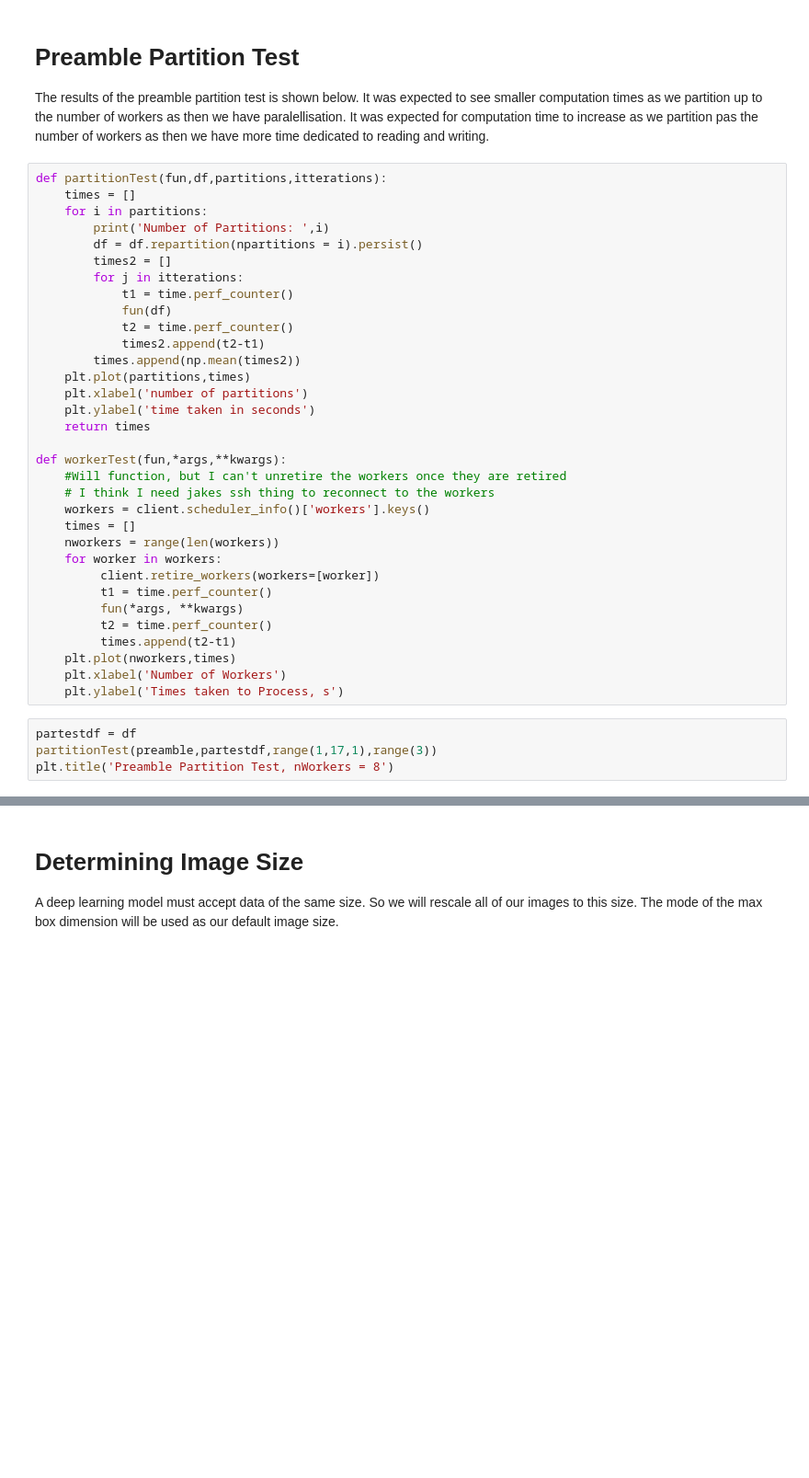
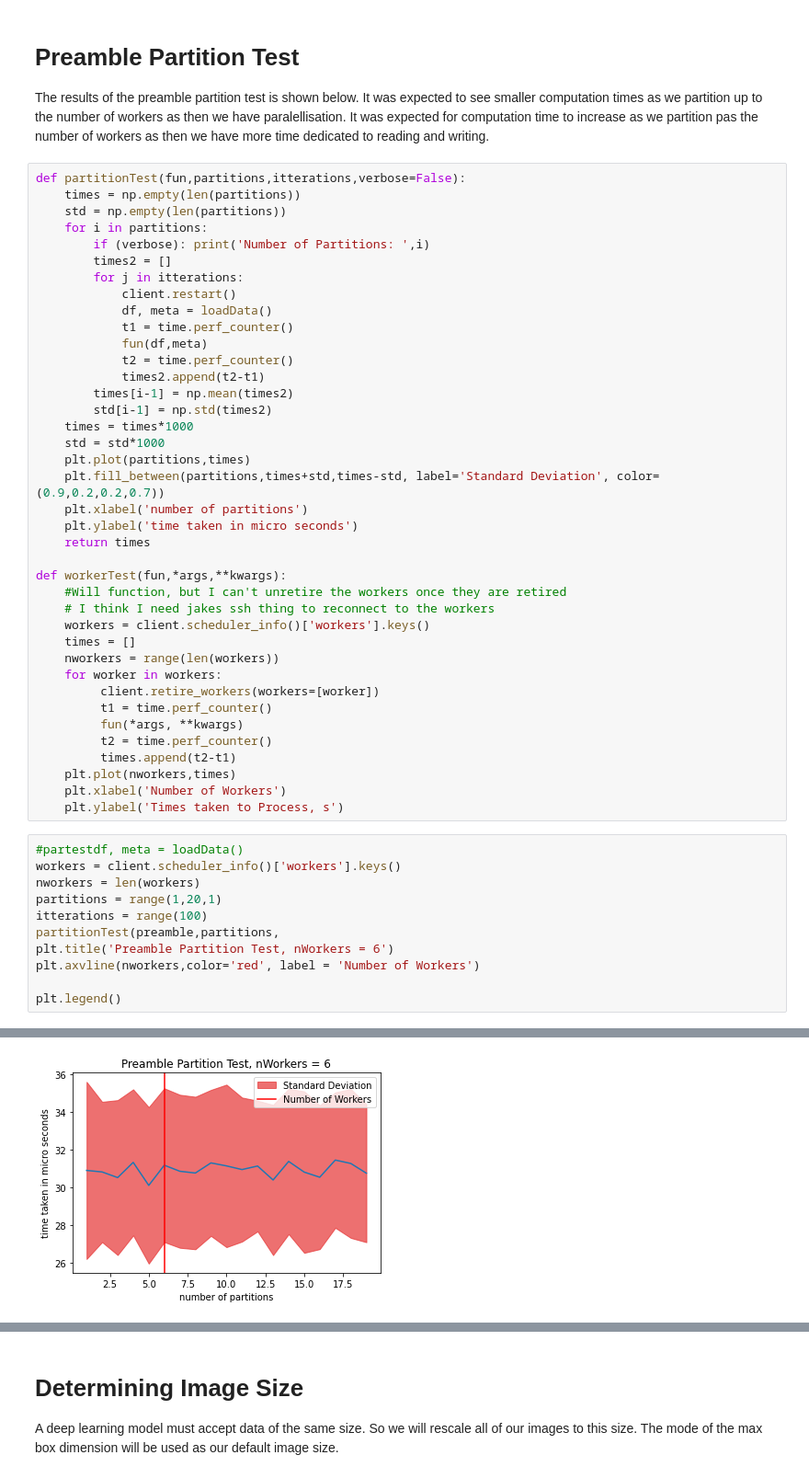
Before and after one commit to DanHarJor/MAPD-B, a Jupyter notebook: dask/notebooks/Daniel_dask_preprocessing.ipynb, the cells around one changed output, grey strips where cells are left out. Shown: that part at 92% size. Saved outputs shown, nothing was run; the diff lists cells and outputs as text; blank space fills up the shorter version.

```diff
--- a/dask/notebooks/Daniel_dask_preprocessing.ipynb
+++ b/dask/notebooks/Daniel_dask_preprocessing.ipynb
@@ -142,21 +142,27 @@ predf5, meta5 = preamble(predf5, meta5)
 
 The results of the preamble partition test is shown below. It was expected to see smaller computation times as we partition up to the number of workers as then we have paralellisation. It was expected for computation time to increase as we partition pas the number of workers as then we have more time dedicated to reading and writing.
 # %%
-def partitionTest(fun,df,partitions,itterations):
-    times = []
+def partitionTest(fun,partitions,itterations,verbose=False):
+    times = np.empty(len(partitions))
+    std = np.empty(len(partitions))
     for i in partitions:
-        print('Number of Partitions: ',i)
-        df = df.repartition(npartitions = i).persist()
+        if (verbose): print('Number of Partitions: ',i)
         times2 = []
         for j in itterations:
+            client.restart()
+            df, meta = loadData()
             t1 = time.perf_counter()
-            fun(df)
+            fun(df,meta)
             t2 = time.perf_counter()
             times2.append(t2-t1)
-        times.append(np.mean(times2))
+        times[i-1] = np.mean(times2)
+        std[i-1] = np.std(times2)
+    times = times*1000
+    std = std*1000
     plt.plot(partitions,times)
+    plt.fill_between(partitions,times+std,times-std, label='Standard Deviation', color=(0.9,0.2,0.2,0.7))
     plt.xlabel('number of partitions')
-    plt.ylabel('time taken in seconds')
+    plt.ylabel('time taken in micro seconds')
     return times
 
 def workerTest(fun,*args,**kwargs):
@@ -175,7 +181,14 @@ def workerTest(fun,*args,**kwargs):
     plt.xlabel('Number of Workers')
     plt.ylabel('Times taken to Process, s')
 # %%
-partestdf = df
-partitionTest(preamble,partestdf,range(1,17,1),range(3))
-plt.title('Preamble Partition Test, nWorkers = 8')
+#partestdf, meta = loadData()
+workers = client.scheduler_info()['workers'].keys()
+nworkers = len(workers)
+partitions = range(1,20,1)
+itterations = range(100)
+partitionTest(preamble,partitions,
+plt.title('Preamble Partition Test, nWorkers = 6')
+plt.axvline(nworkers,color='red', label = 'Number of Workers')
+
+plt.legend()
 # %% [output]
@@ -183,0 +196 @@ TypeError: preamble() missing 1 required positional argument: 'meta'
+[figure, added]
```
Also changed, not shown: parts of 4 cells of this notebook, 6 other files.
